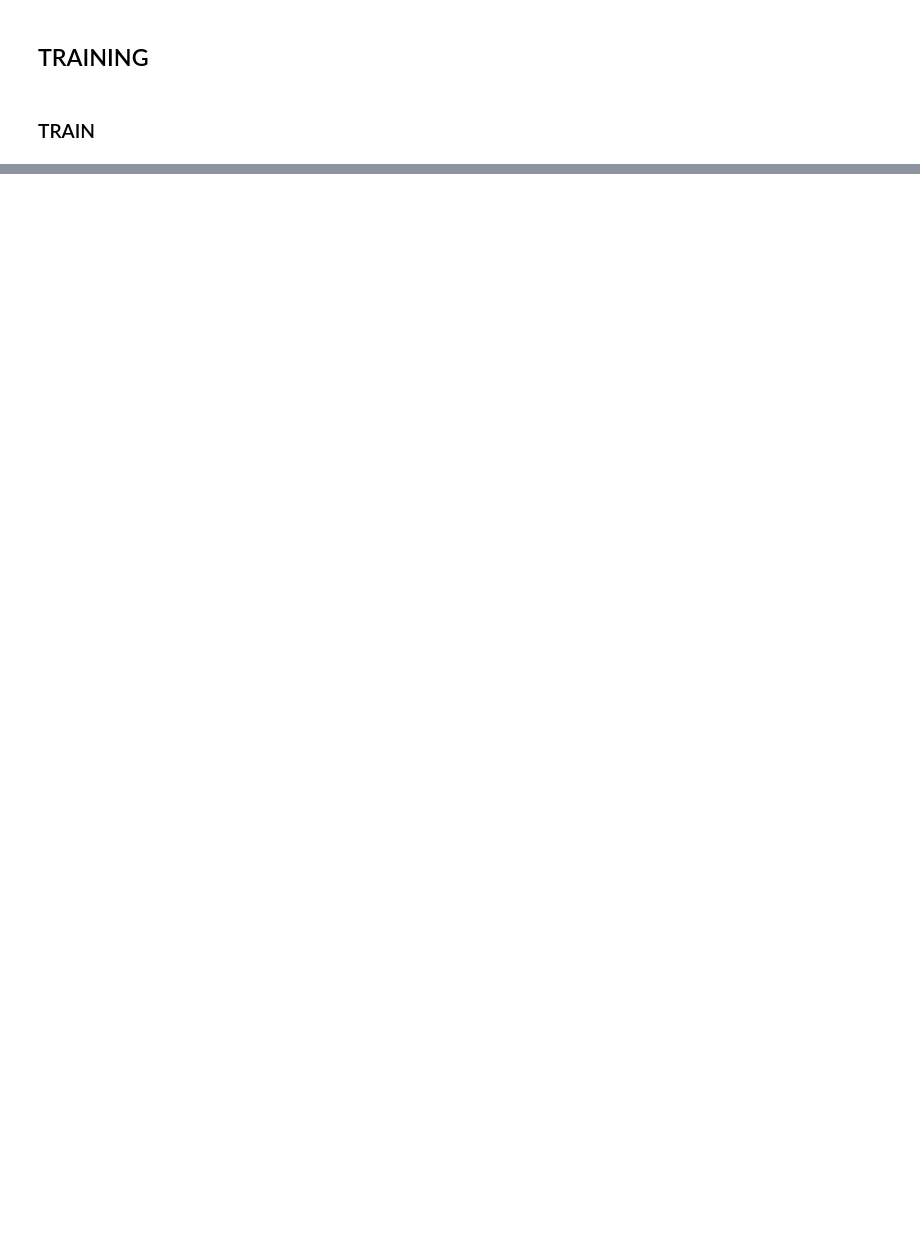
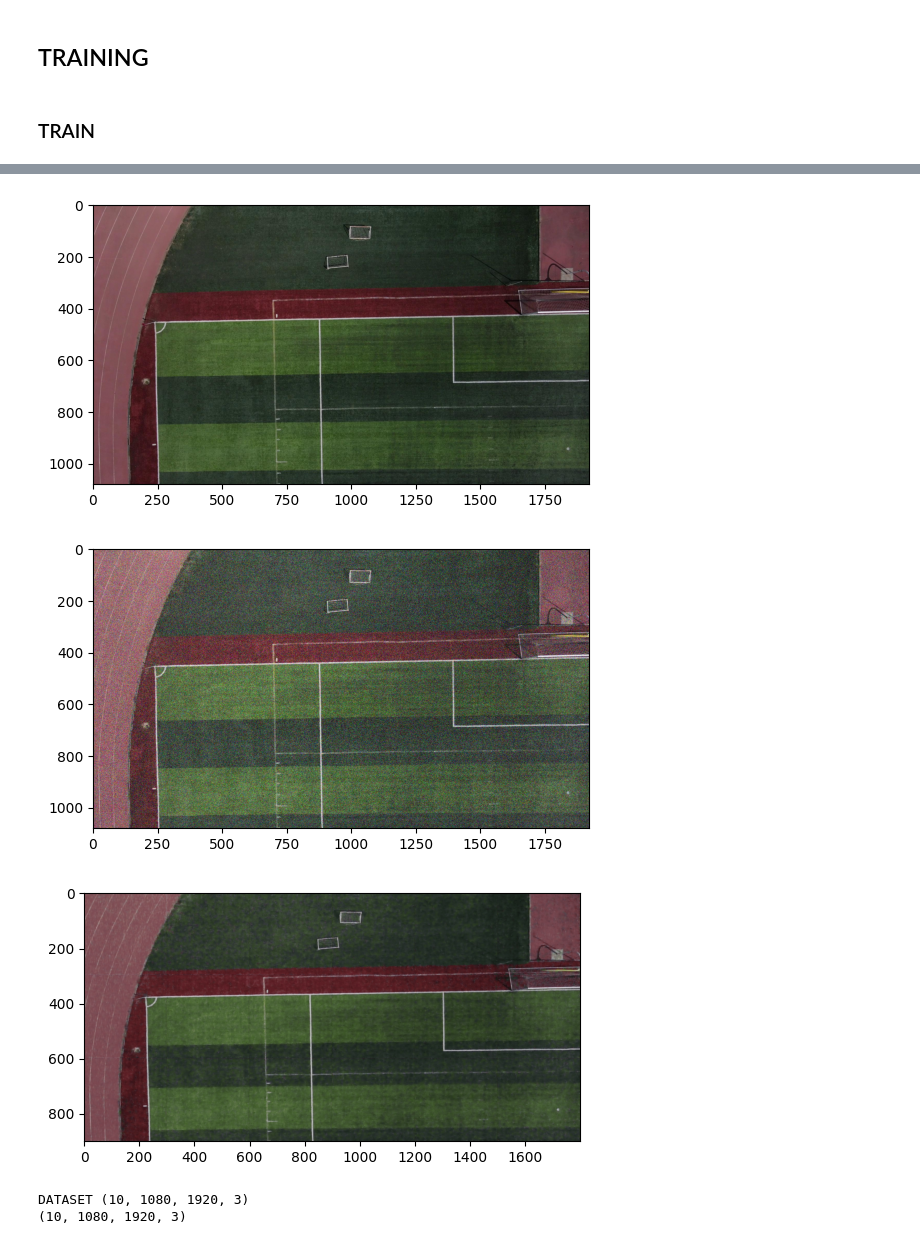
Before and after one commit to rag0nn/noise-detection-dlmodel, a Jupyter notebook: noise-predictor-training.ipynb, the cells around one changed output, grey strips where cells are left out. Cells and saved outputs as stored; diff of their text form; code cells hidden in the pictures; blank space fills up the shorter version.

```diff
--- a/noise-predictor-training.ipynb
+++ b/noise-predictor-training.ipynb
@@ -344,0 +443,13 @@ dataset!!
+# %%
+noisy_test_image = add_loud(test_image)[0]
+estimation = test_im2(model,noisy_test_image)
+
+plt.imshow(cv2.cvtColor(test_image,cv2.COLOR_BGR2RGB))
+plt.show()
+
+plt.imshow(cv2.cvtColor(noisy_test_image,cv2.COLOR_BGR2RGB))
+plt.show()
+
+plt.imshow(cv2.cvtColor(estimation,cv2.COLOR_BGR2RGB))
+plt.show()
+# %% [output]
@@ -344,0 +459,23 @@ dataset!!
+[figure, added]
+[figure, added]
+[figure, added]
+# %%
+def load_test_dataset(data_limit):
+    names = os.listdir(TEST_IMAGES_PATH)[:data_limit]
+    image_paths = list(f"{TEST_IMAGES_PATH}/{name}" for name in names)
+
+    images = []
+    for image_path in tqdm.tqdm(image_paths):
+        image = cv2.imread(image_path)
+        images.append(image)
+    images = np.array(images)
+    print("DATASET",images.shape)
+    return np.array(images)
+
+images = load_test_dataset(10)
+print(images.shape)
+
+noisies = np.array([add_loud(image)[0] for image in tqdm.tqdm(images)])
+# %% [output]
+DATASET (10, 1080, 1920, 3)
+(10, 1080, 1920, 3)
```
Also changed, not shown: parts of 23 cells of this notebook, 3 other files.
